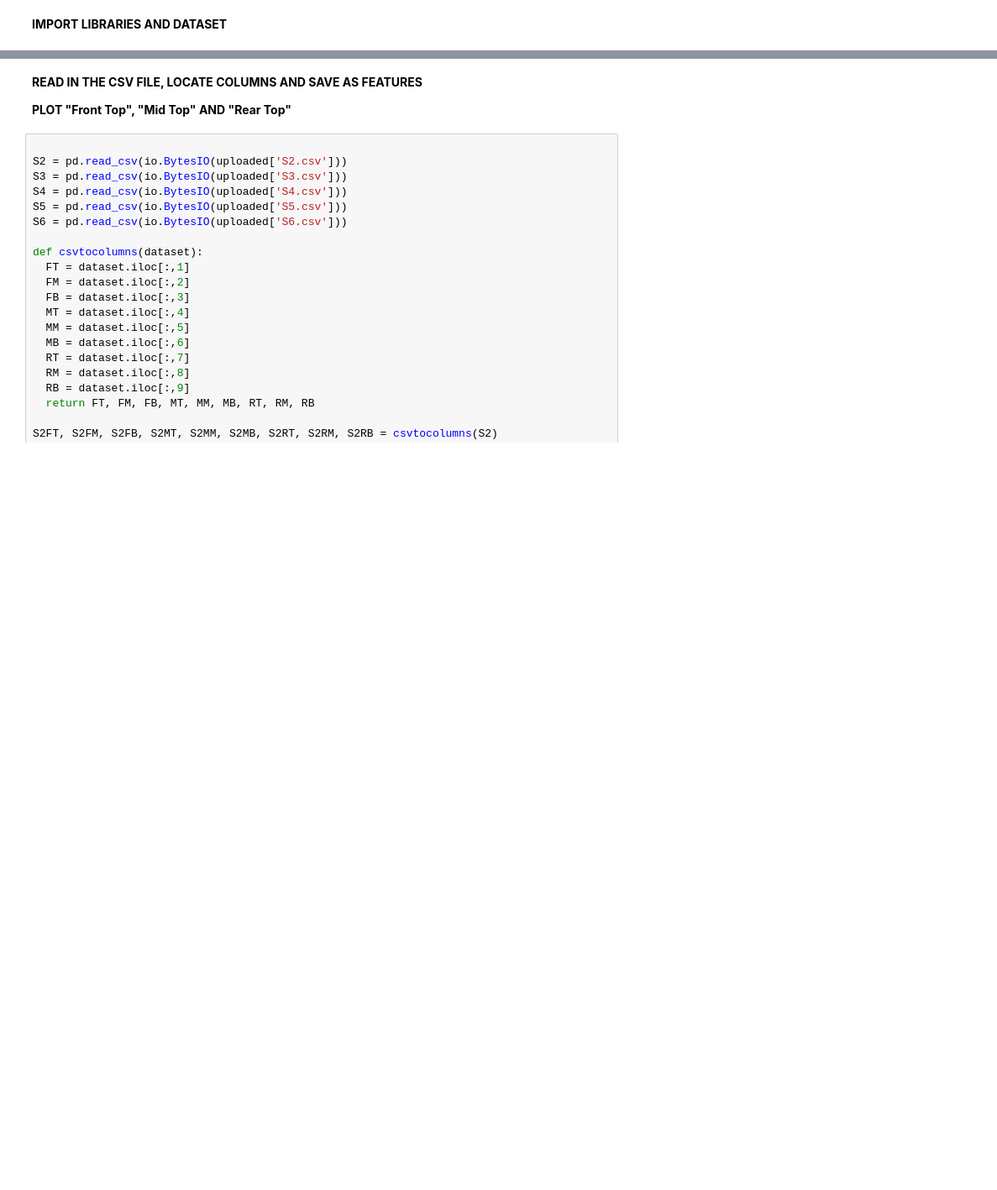
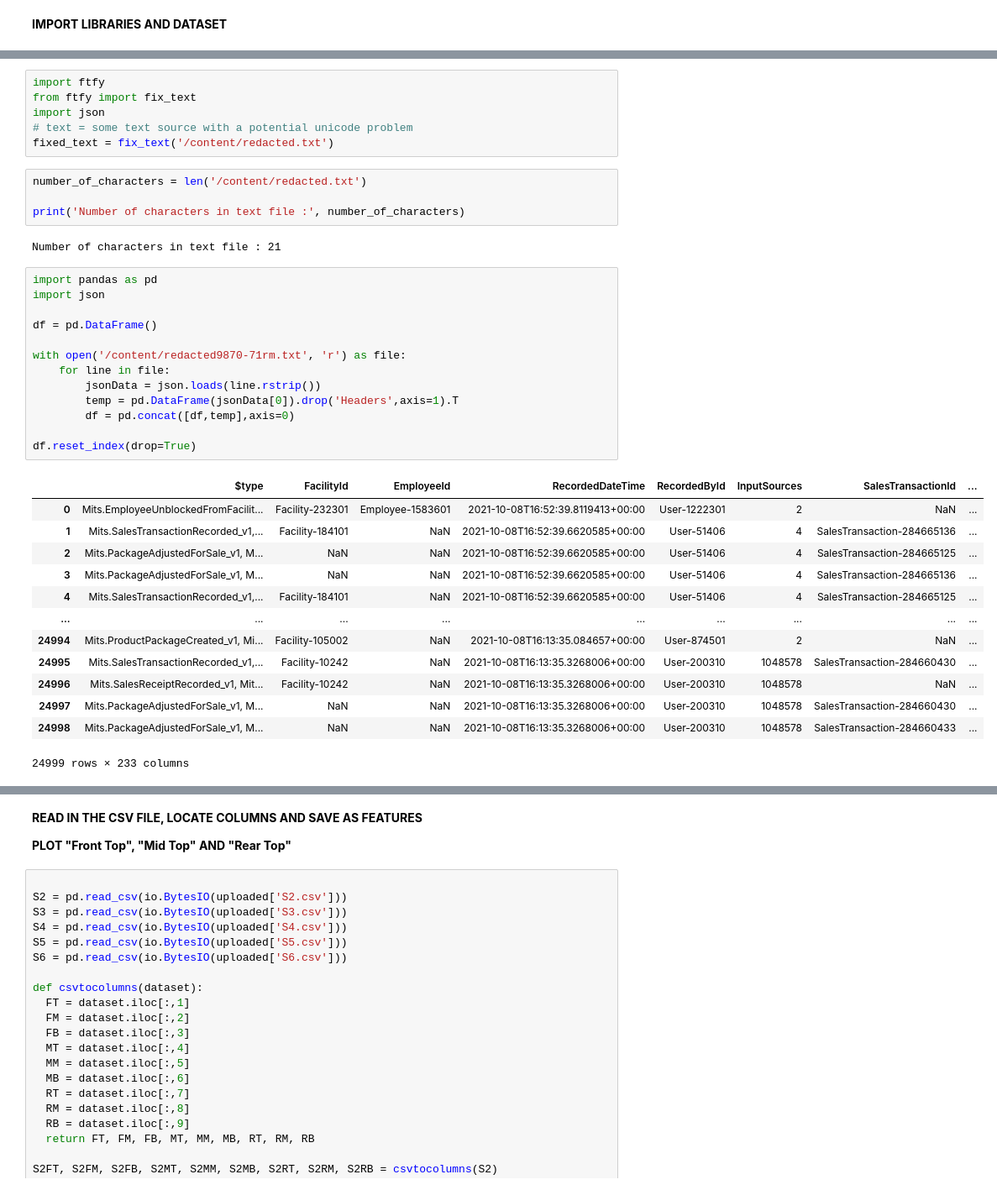
Before and after one commit to ayanoglu/AnomalyDetection, a Jupyter notebook: Anomaly_Detection.ipynb, the cells around one changed output, grey strips where cells are left out. Shown at 84% size. Cells and saved outputs as stored; diff of their text form; blank space fills up the shorter version.

```diff
--- a/Anomaly_Detection.ipynb
+++ b/Anomaly_Detection.ipynb
@@ -39,0 +51,39 @@ Saving S6.csv to S6.csv
+# %%
+import ftfy
+from ftfy import fix_text
+import json
+# text = some text source with a potential unicode problem
+fixed_text = fix_text('/content/redacted.txt')
+# %%
+number_of_characters = len('/content/redacted.txt')
+
+print('Number of characters in text file :', number_of_characters)
+# %% [output]
+Number of characters in text file : 21
+# %%
+import pandas as pd
+import json
+
+df = pd.DataFrame()
+
+with open('/content/redacted9870-71rm.txt', 'r') as file:
+    for line in file:
+        jsonData = json.loads(line.rstrip())
+        temp = pd.DataFrame(jsonData[0]).drop('Headers',axis=1).T
+        df = pd.concat([df,temp],axis=0)
+
+df.reset_index(drop=True)
+# %% [output]
+|  | $type | FacilityId | EmployeeId | RecordedDateTime | RecordedById | InputSources | SalesTransactionId | ... |
+| 0 | Mits.EmployeeUnblockedFromFacilit... | Facility-232301 | Employee-1583601 | 2021-10-08T16:52:39.8119413+00:00 | User-1222301 | 2 | NaN | ... |
+| 1 | Mits.SalesTransactionRecorded_v1,... | Facility-184101 | NaN | 2021-10-08T16:52:39.6620585+00:00 | User-51406 | 4 | SalesTransaction-284665136 | ... |
+| 2 | Mits.PackageAdjustedForSale_v1, M... | NaN | NaN | 2021-10-08T16:52:39.6620585+00:00 | User-51406 | 4 | SalesTransaction-284665125 | ... |
+| 3 | Mits.PackageAdjustedForSale_v1, M... | NaN | NaN | 2021-10-08T16:52:39.6620585+00:00 | User-51406 | 4 | SalesTransaction-284665136 | ... |
+| 4 | Mits.SalesTransactionRecorded_v1,... | Facility-184101 | NaN | 2021-10-08T16:52:39.6620585+00:00 | User-51406 | 4 | SalesTransaction-284665125 | ... |
+| ... | ... | ... | ... | ... | ... | ... | ... | ... |
+| 24994 | Mits.ProductPackageCreated_v1, Mi... | Facility-105002 | NaN | 2021-10-08T16:13:35.084657+00:00 | User-874501 | 2 | NaN | ... |
+| 24995 | Mits.SalesTransactionRecorded_v1,... | Facility-10242 | NaN | 2021-10-08T16:13:35.3268006+00:00 | User-200310 | 1048578 | SalesTransaction-284660430 | ... |
+| 24996 | Mits.SalesReceiptRecorded_v1, Mit... | Facility-10242 | NaN | 2021-10-08T16:13:35.3268006+00:00 | User-200310 | 1048578 | NaN | ... |
+| 24997 | Mits.PackageAdjustedForSale_v1, M... | NaN | NaN | 2021-10-08T16:13:35.3268006+00:00 | User-200310 | 1048578 | SalesTransaction-284660430 | ... |
+| 24998 | Mits.PackageAdjustedForSale_v1, M... | NaN | NaN | 2021-10-08T16:13:35.3268006+00:00 | User-200310 | 1048578 | SalesTransaction-284660433 | ... |
+24999 rows × 233 columns
```
Also changed, not shown: parts of 6 cells of this notebook.
